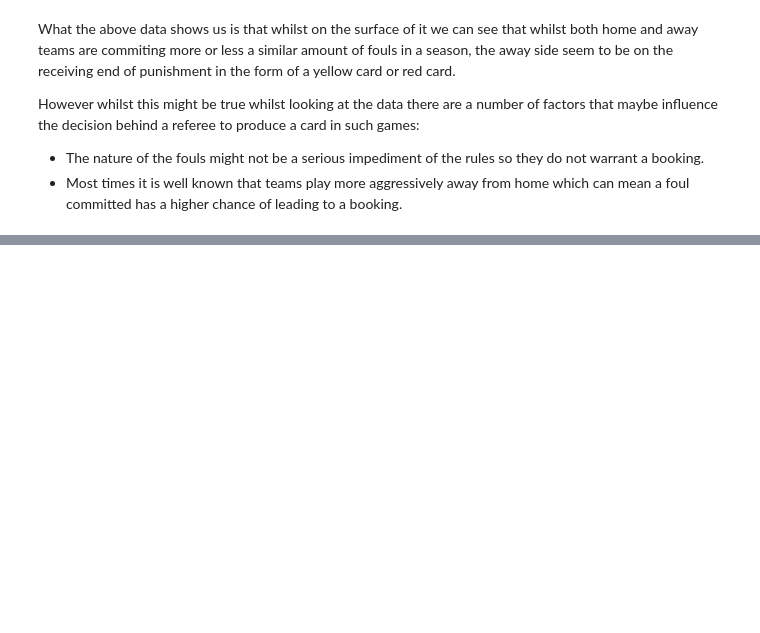
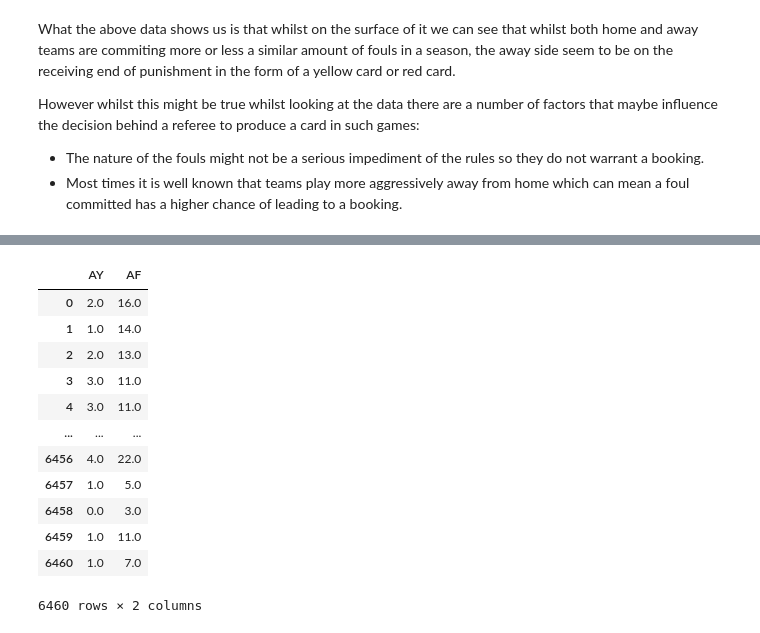
Before and after one commit to viswambaran/ASMM, a Jupyter notebook: Summative2/ASMMReport.ipynb, the cells around one changed output, grey strips where cells are left out. Saved outputs shown, nothing was run; the diff lists cells and outputs as text; code cells hidden in the pictures; blank space fills up the shorter version.

```diff
--- a/Summative2/ASMMReport.ipynb
+++ b/Summative2/ASMMReport.ipynb
@@ -407,0 +516,18 @@ fig.show("png")
+# %%
+footest = df[['AY', 'AF']]
+
+footest
+# %% [output]
+|  | AY | AF |
+| 0 | 2.0 | 16.0 |
+| 1 | 1.0 | 14.0 |
+| 2 | 2.0 | 13.0 |
+| 3 | 3.0 | 11.0 |
+| 4 | 3.0 | 11.0 |
+| ... | ... | ... |
+| 6456 | 4.0 | 22.0 |
+| 6457 | 1.0 | 5.0 |
+| 6458 | 0.0 | 3.0 |
+| 6459 | 1.0 | 11.0 |
+| 6460 | 1.0 | 7.0 |
+6460 rows × 2 columns
```
Also changed, not shown: parts of 17 cells of this notebook.
